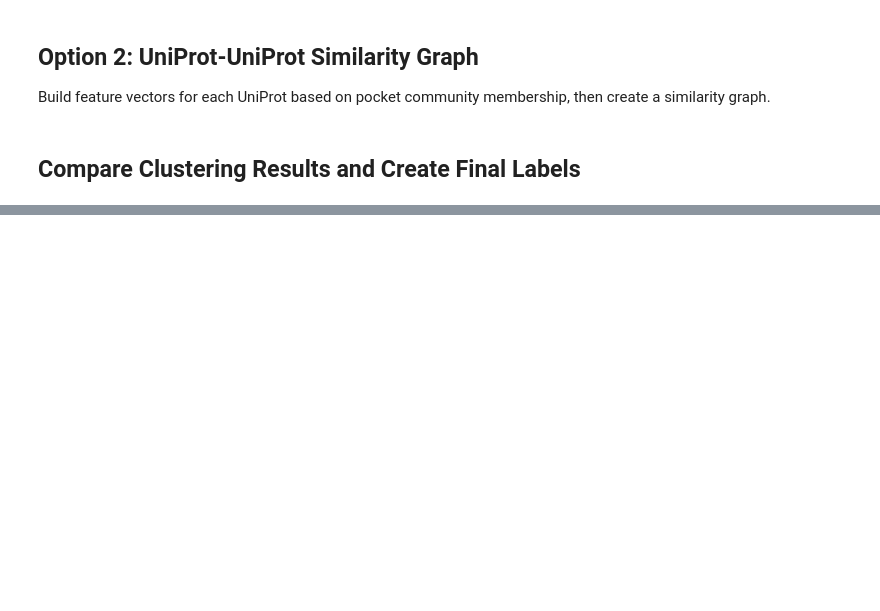
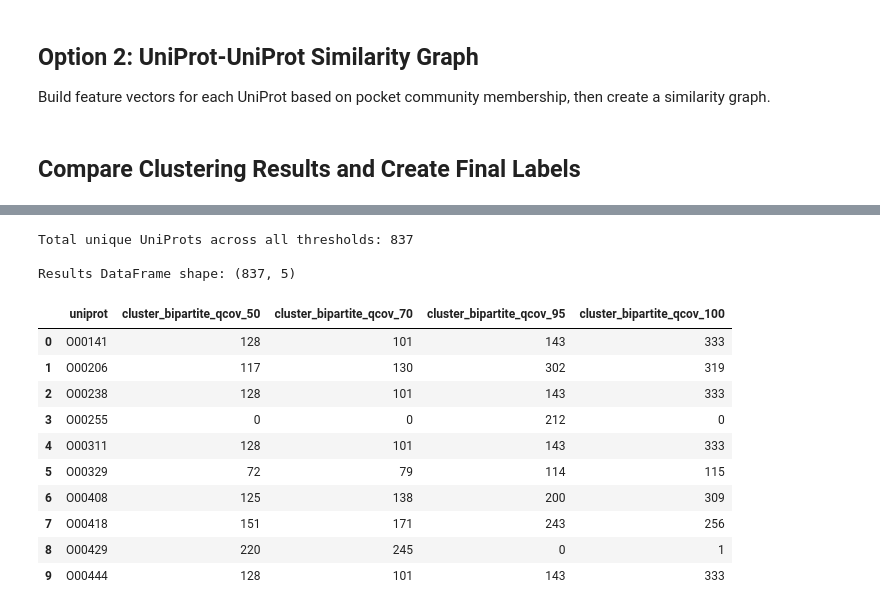
Before and after one commit to AaronXu9/VLS-Benchmark-Dataset, a Jupyter notebook: notebooks/protein_graph_analysis.ipynb, the cells around one changed output, grey strips where cells are left out. Drawn from its saved outputs; the diff is of its cells as text; code cells hidden in the pictures; blank space fills up the shorter version.

```diff
--- a/notebooks/protein_graph_analysis.ipynb
+++ b/notebooks/protein_graph_analysis.ipynb
@@ -518,0 +765,36 @@ plt.show()
+# %%
+# Create combined results DataFrame with all thresholds
+# Get all UniProt IDs that appear in any threshold
+all_uniprots = set()
+for threshold in pocket_qcov_thresholds:
+    all_uniprots.update(bipartite_results[threshold]['clusters'].keys())
+
+all_uniprots = sorted(all_uniprots)
+print(f"Total unique UniProts across all thresholds: {len(all_uniprots)}")
+
+# Build results DataFrame
+bipartite_cluster_results = pd.DataFrame({'uniprot': all_uniprots})
+
+for threshold in pocket_qcov_thresholds:
+    col_name = f'cluster_bipartite_qcov_{threshold}'
+    clusters = bipartite_results[threshold]['clusters']
+    # Use -1 for UniProts not in this threshold's clustering
+    bipartite_cluster_results[col_name] = [clusters.get(u, -1) for u in all_uniprots]
+
+print(f"\nResults DataFrame shape: {bipartite_cluster_results.shape}")
+bipartite_cluster_results.head(10)
+# %% [output]
+Total unique UniProts across all thresholds: 837
+
+Results DataFrame shape: (837, 5)
+|  | uniprot | cluster_bipartite_qcov_50 | cluster_bipartite_qcov_70 | cluster_bipartite_qcov_95 | cluster_bipartite_qcov_100 |
+| 0 | O00141 | 128 | 101 | 143 | 333 |
+| 1 | O00206 | 117 | 130 | 302 | 319 |
+| 2 | O00238 | 128 | 101 | 143 | 333 |
+| 3 | O00255 | 0 | 0 | 212 | 0 |
+| 4 | O00311 | 128 | 101 | 143 | 333 |
+| 5 | O00329 | 72 | 79 | 114 | 115 |
+| 6 | O00408 | 125 | 138 | 200 | 309 |
+| 7 | O00418 | 151 | 171 | 243 | 256 |
+| 8 | O00429 | 220 | 245 | 0 | 1 |
+| 9 | O00444 | 128 | 101 | 143 | 333 |
```
Also changed, not shown: parts of 12 cells of this notebook, 1 other file.
